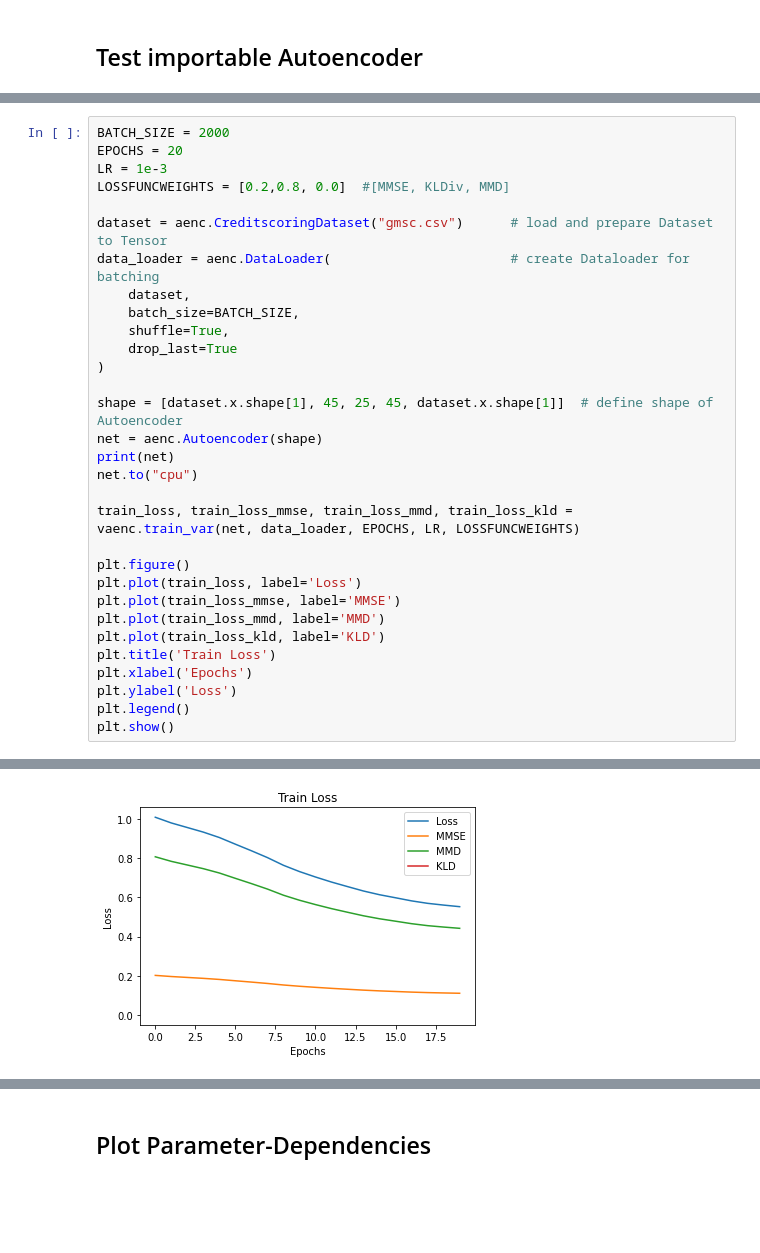
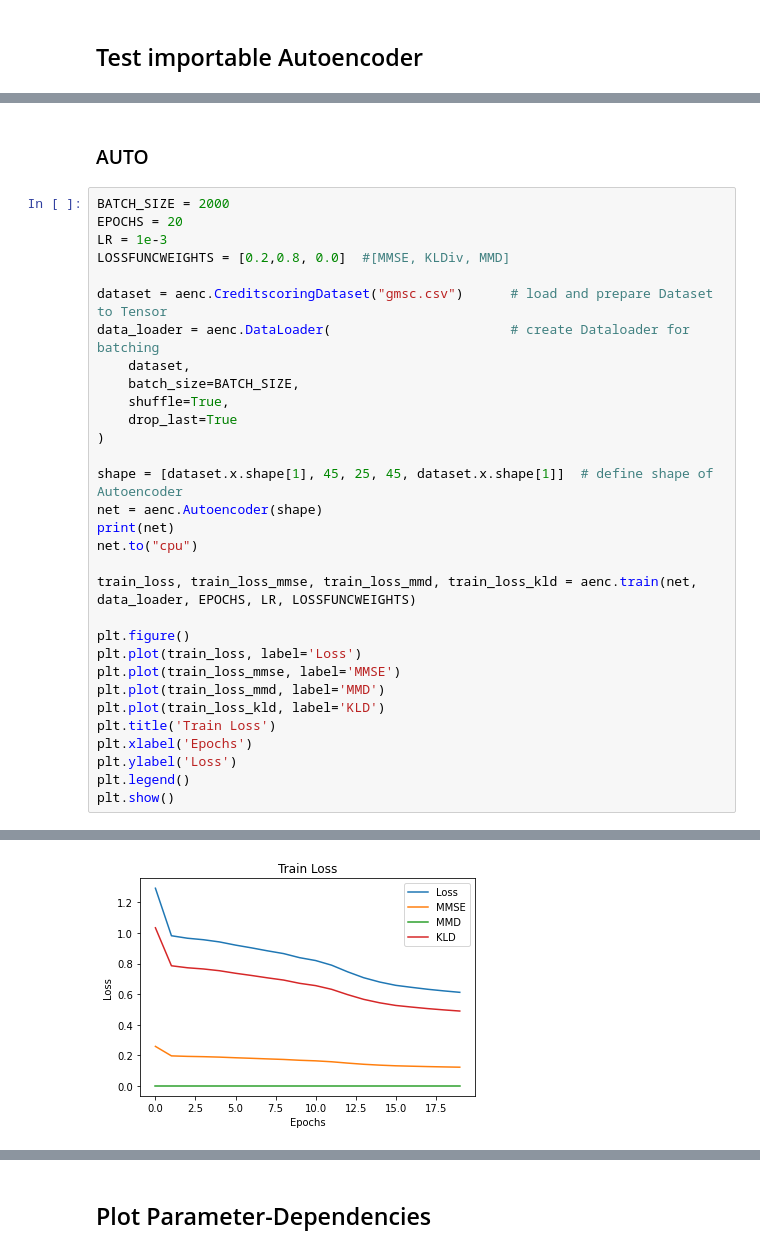
Before and after one commit to lukasvoege/reject-infer-autoencoder, a Jupyter notebook: notebooks/playground.ipynb, the cells around one changed output, grey strips where cells are left out. Cells and saved outputs as stored; diff of their text form; blank space fills up the shorter version.

```diff
--- a/notebooks/playground.ipynb
+++ b/notebooks/playground.ipynb
@@ -89,3 +133,5 @@ importlib.reload(vaenc)
+# %% [markdown]
+### AUTO
 # %%
 BATCH_SIZE = 2000
 EPOCHS = 20
@@ -105,7 +151,7 @@ net = aenc.Autoencoder(shape)
 print(net)
 net.to("cpu")
 
-train_loss, train_loss_mmse, train_loss_mmd, train_loss_kld = vaenc.train_var(net, data_loader, EPOCHS, LR, LOSSFUNCWEIGHTS)
+train_loss, train_loss_mmse, train_loss_mmd, train_loss_kld = aenc.train(net, data_loader, EPOCHS, LR, LOSSFUNCWEIGHTS)
 
 plt.figure()
 plt.plot(train_loss, label='Loss')
@@ -131,4 +184,4 @@ Autoencoder(
-[figure, old version]
+[figure, new version]
 # %%
 n_years = 20
 
```
Also changed, not shown: parts of 10 cells of this notebook, 6 other files.
